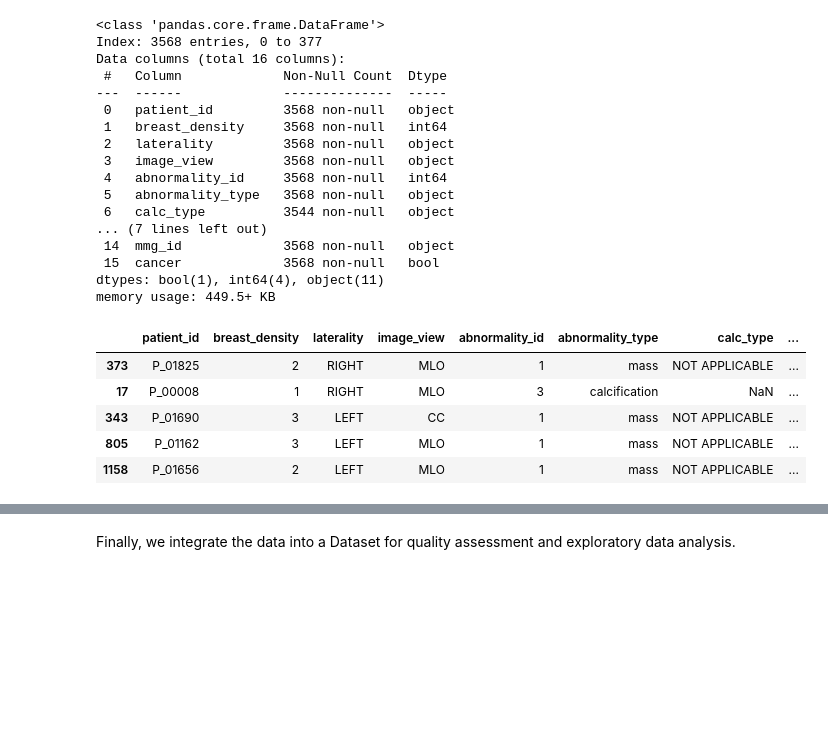
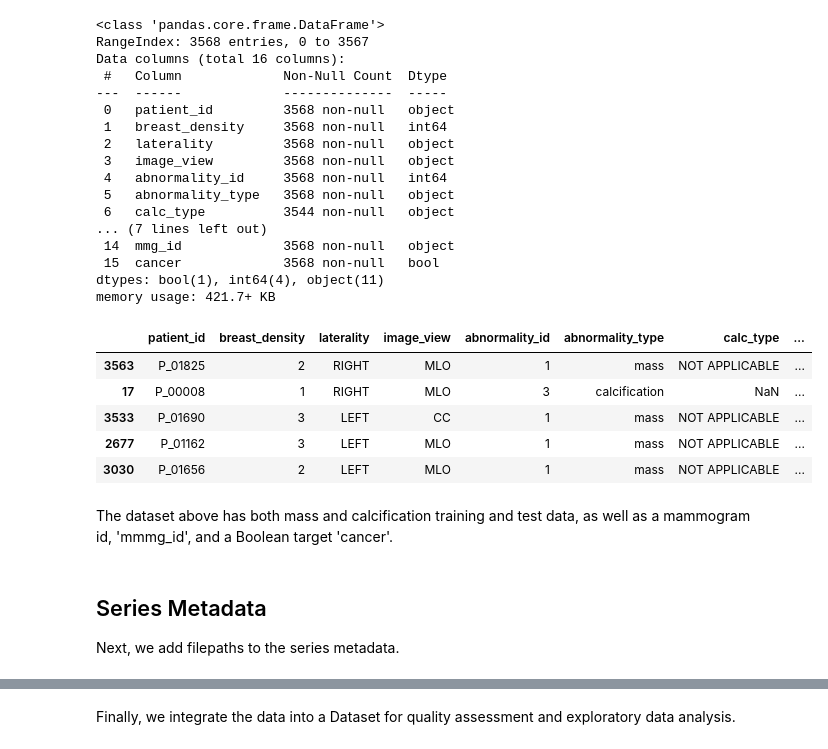
Before and after one commit to john-james-ai/BreastCancerDetection, a Jupyter notebook: notebooks/content/02_prep.ipynb, the cells around one changed output, grey strips where cells are left out. Drawn from its saved outputs; the diff is of its cells as text; code cells hidden in the pictures; blank space fills up the shorter version.

Commit message:
data_prep

```diff
--- a/notebooks/content/02_prep.ipynb
+++ b/notebooks/content/02_prep.ipynb
@@ -33,6 +40,5 @@ from bcd.data_prep.dicom import DicomPrep
 # %%
-# %load -r 38-187 bcd/data_prep/case.py
-# ------------------------------------------------------------------------------------------------ #
+# %load -r 39-173 bcd/data_prep/case.py
 class CasePrep(DataPrep):
     """Performs Case metadata preparation.
 
@@ -64,18 +70,10 @@ class CasePrep(DataPrep):
 
     def prep(self) -> pd.DataFrame:
         """Combines training and test cases into a single csv case file."""
-        case_fp = os.path.abspath(self._case_fp)
-
-        os.makedirs(os.path.dirname(self._case_fp), exist_ok=True)
 
         if self._force or not os.path.exists(self._case_fp):
             # Merge all case data into a single DataFrame
-            df_cases = self._merge_cases(
-                calc_train_fp=self._calc_train_fp,
-                calc_test_fp=self._calc_test_fp,
-                mass_train_fp=self._mass_train_fp,
-                mass_test_fp=self._mass_test_fp,
-            )
+            df_cases = self._merge_cases()
 
             # Set morphological features to NA as appropriate
             df_cases.loc[
@@ -94,7 +92,7 @@ class CasePrep(DataPrep):
             # Assign the mammogram id.
             df_cases = self._assign_mmg_id(df=df_cases)
 
-            # Transform 'BENIGN WITHOUT CALLBACK' to 'BENIGN'
+            # Create the Boolean target corresponding to pathology
             df_cases["cancer"] = np.where(
                 df_cases["pathology"] == "MALIGNANT", True, False
             )
@@ -116,34 +114,28 @@ class CasePrep(DataPrep):
 
         return pd.read_csv(self._case_fp)
 
-    def _merge_cases(
-        self,
-        calc_train_fp: str,
-        calc_test_fp: str,
-        mass_train_fp: str,
-        mass_test_fp: str,
-    ) -> pd.DataFrame:
+    def _merge_cases(self) -> pd.DataFrame:
         """Combines mass and calcification train and test files into a single file."""
         # Extracts absolute paths, a pre-emptive measure in case
         # jupyter book can't access the path
-        calc_train_fp = os.path.abspath(calc_train_fp)
-        calc_test_fp = os.path.abspath(calc_test_fp)
-        mass_train_fp = os.path.abspath(mass_train_fp)
-        mass_test_fp = os.path.abspath(mass_test_fp)
+        calc_train_fp = os.path.abspath(self._calc_train_fp)
+        calc_test_fp = os.path.abspath(self._calc_test_fp)
+        mass_train_fp = os.path.abspath(self._mass_train_fp)
+        mass_test_fp = os.path.abspath(self._mass_test_fp)
 
+        # Read the data
         df_calc_train = pd.read_csv(calc_train_fp)
         df_calc_test = pd.read_csv(calc_test_fp)
         df_mass_train = pd.read_csv(mass_train_fp)
         df_mass_test = pd.read_csv(mass_test_fp)
 
-        # Add the filesets so that we can distinguish training
-        # and test data
+        # Add the filesets
         df_calc_train["fileset"] = "training"
         df_calc_test["fileset"] = "test"
         df_mass_train["fileset"] = "training"
         df_mass_test["fileset"] = "test"
 
-        # Replace spaces in column names with underscores.
+        # Standardize column names with underscores in place of spaces.
         df_calc_train = self._format_column_names(df=df_calc_train)
         df_calc_test = self._format_column_names(df=df_calc_test)
         df_mass_train = self._format_column_names(df=df_mass_train)
@@ -181,35 +173,44 @@ class CasePrep(DataPrep):
         df.columns = df.columns.to_series().apply(replace_columns)
         return df
 # %%
+
 calc_test = "data/meta/0_raw/calc_case_description_test_set.csv"
 calc_train = "data/meta/0_raw/calc_case_description_train_set.csv"
 mass_test = "data/meta/0_raw/mass_case_description_test_set.csv"
 mass_train = "data/meta/0_raw/mass_case_description_train_set.csv"
-case_fp = "data/meta/1_interim/cases_staged.csv"
 
-cp = CasePrep(calc_train_fp=calc_train, calc_test_fp=calc_test, mass_train_fp=mass_train, mass_test_fp=mass_test, case_fp=case_fp, force=True)
+case_fp = "data/meta/1_interim/cases.csv"
+
+cp = CasePrep(calc_train_fp=calc_train, calc_test_fp=calc_test, mass_train_fp=mass_train, mass_test_fp=mass_test, case_fp=case_fp, force=False)
 cases = cp.prep()
+cases.info()
+cases.sample(n=5, random_state=55)
 # %% [output]
 <class 'pandas.core.frame.DataFrame'>
-Index: 3568 entries, 0 to 377
+RangeIndex: 3568 entries, 0 to 3567
 Data columns (total 16 columns):
  #   Column             Non-Null Count  Dtype
 ---  ------             --------------  -----
  0   patient_id         3568 non-null   object
  1   breast_density     3568 non-null   int64
  2   laterality         3568 non-null   object
  3   image_view         3568 non-null   object
  4   abnormality_id     3568 non-null   int64
  5   abnormality_type   3568 non-null   object
  6   calc_type          3544 non-null   object
 ... (7 lines left out)
  14  mmg_id             3568 non-null   object
  15  cancer             3568 non-null   bool
 dtypes: bool(1), int64(4), object(11)
-memory usage: 449.5+ KB
+memory usage: 421.7+ KB
 |  | patient_id | breast_density | laterality | image_view | abnormality_id | abnormality_type | calc_type | ... |
-| 373 | P_01825 | 2 | RIGHT | MLO | 1 | mass | NOT APPLICABLE | ... |
+| 3563 | P_01825 | 2 | RIGHT | MLO | 1 | mass | NOT APPLICABLE | ... |
 | 17 | P_00008 | 1 | RIGHT | MLO | 3 | calcification | NaN | ... |
-| 343 | P_01690 | 3 | LEFT | CC | 1 | mass | NOT APPLICABLE | ... |
-| 805 | P_01162 | 3 | LEFT | MLO | 1 | mass | NOT APPLICABLE | ... |
-| 1158 | P_01656 | 2 | LEFT | MLO | 1 | mass | NOT APPLICABLE | ... |
+| 3533 | P_01690 | 3 | LEFT | CC | 1 | mass | NOT APPLICABLE | ... |
+| 2677 | P_01162 | 3 | LEFT | MLO | 1 | mass | NOT APPLICABLE | ... |
+| 3030 | P_01656 | 2 | LEFT | MLO | 1 | mass | NOT APPLICABLE | ... |
+# %% [markdown]
+The dataset above has both mass and calcification training and test data, as well as a mammogram id, 'mmmg_id', and a Boolean target 'cancer'.
+# %% [markdown]
+## Series Metadata
+Next, we add filepaths to the series metadata.
```
Also changed, not shown: parts of 11 cells of this notebook, 10 other files.
